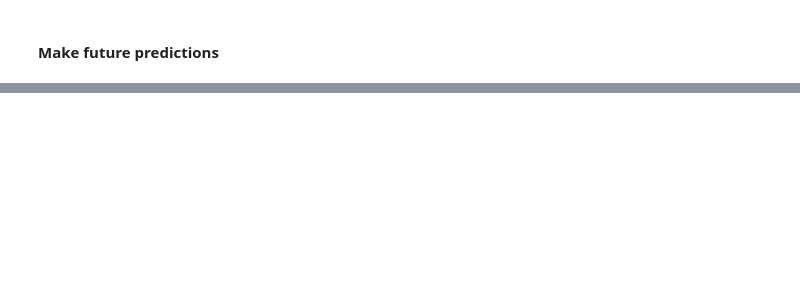
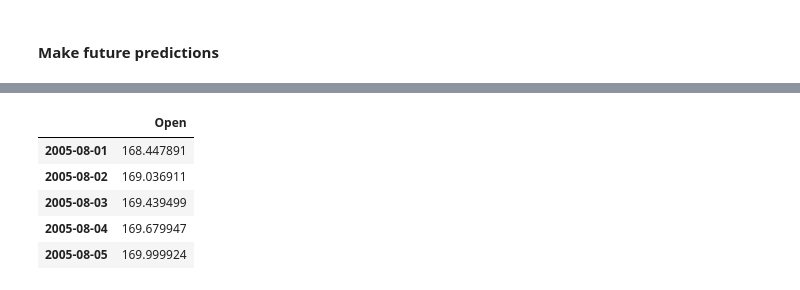
Before and after one commit to NishanD21/Google-Stock-Price-Prediction-using-LSTM, a Jupyter notebook: google_stocks.ipynb, the cells around one changed output, grey strips where cells are left out. Drawn from its saved outputs; the diff is of its cells as text; code cells hidden in the pictures; blank space fills up the shorter version.

```diff
--- a/google_stocks.ipynb
+++ b/google_stocks.ipynb
@@ -195,2 +195,12 @@ Epoch 30: val_loss improved from 0.12290 to 0.11288, saving model to weights.wei
 # %% [markdown]
 #### Make future predictions
+# %%
+# Generate list of sequence of days for predictions
+
+datelist_future = pd.date_range(datelist_train[-1],periods = n_future,freq = '1d').tolist()
+
+# convert pandas Timestamp to Datetime object (for transformation) --> Future
+
+datelist_future_ = []
+for this_timestamp in datelist_future:
+    datelist_future_.append(this_timestamp.date())
@@ -196,0 +209,5 @@ Epoch 30: val_loss improved from 0.12290 to 0.11288, saving model to weights.wei
+# %%
+# perform predictions
+
+predictions_future = model.predict(x_train[-n_future:])
+predictions_train = model.predict(x_train[n_past:])
@@ -196,0 +217,26 @@ Epoch 30: val_loss improved from 0.12290 to 0.11288, saving model to weights.wei
+# %%
+# inverse the predictions to original measurements
+
+#---> Special function: convert <datetime.date> to <Timestamp>
+
+def datetime_to_timestamp(x):
+    return datetime.strptime(x.strftime('%Y%m%d'), '%Y%m%d')
+
+y_pred_future = sc_predict.inverse_transform(predictions_future)
+y_pred_train = sc_predict.inverse_transform(predictions_train)
+
+Predictions_future_ = pd.DataFrame(y_pred_future,columns = ['Open']).set_index(pd.Series(datelist_future))
+Prediction_train_ = pd.DataFrame(y_pred_train,columns = ['Open']).set_index(pd.Series(datelist_train[2*n_past + n_future-1:]))
+
+# convert <datetime.date> to <Timestamp> for prediction train
+
+Prediction_train_.index = Prediction_train_.index.to_series().apply(datetime_to_timestamp)
+
+Prediction_train_.head()
+# %% [output]
+|  | Open |
+| 2005-08-01 | 168.447891 |
+| 2005-08-02 | 169.036911 |
+| 2005-08-03 | 169.439499 |
+| 2005-08-04 | 169.679947 |
+| 2005-08-05 | 169.999924 |
```
Also changed, not shown: parts of 6 cells of this notebook, 3 other files.
